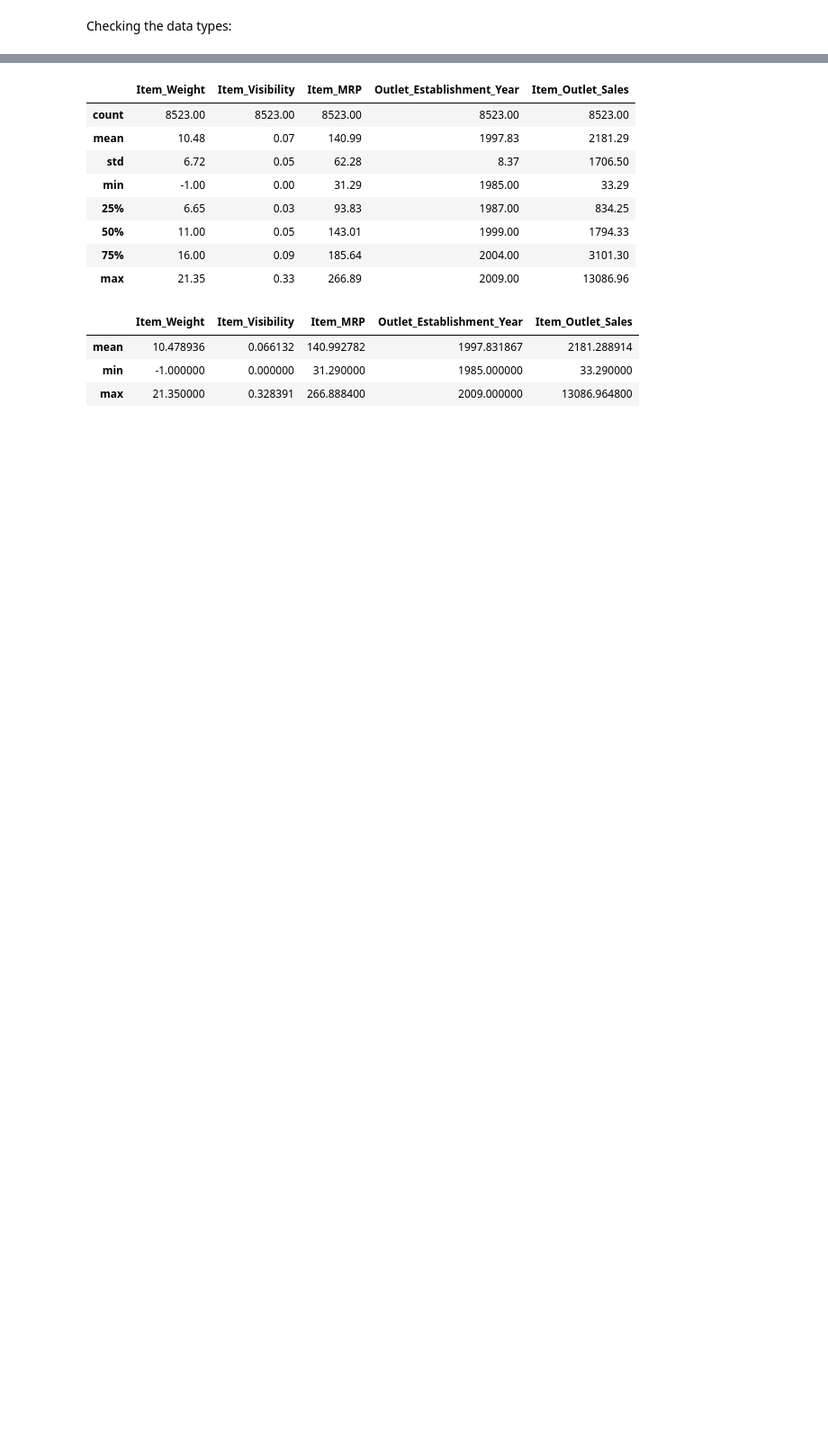
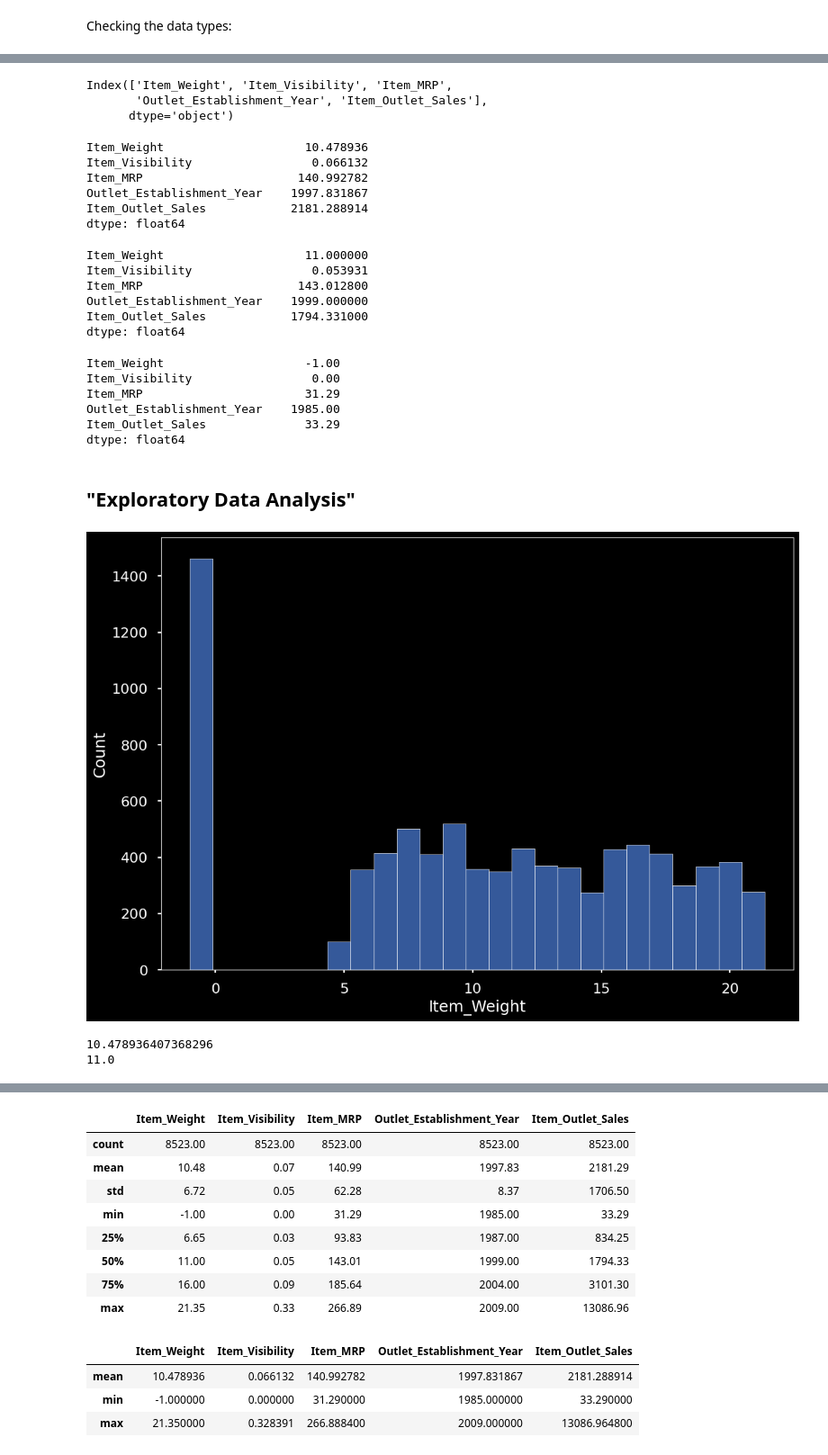
Before and after one commit to JCruzJorge/Prediction-of-Product-Sales, a Jupyter notebook: Prediction_of_Product_Sales_CruzJorge.ipynb, the cells around one changed output, grey strips where cells are left out. Shown at 90% size. Drawn from its saved outputs; the diff is of its cells as text; code cells hidden in the pictures; blank space fills up the shorter version.

```diff
--- a/Prediction_of_Product_Sales_CruzJorge.ipynb
+++ b/Prediction_of_Product_Sales_CruzJorge.ipynb
@@ -100,0 +231,3 @@ Checking for missing values:
+# %%
+#Fill  missing Outlet_Size with "MISSING"
+df['Outlet_Size'] = df['Outlet_Size'].fillna(value = 'MISSING')
@@ -100,0 +315,7 @@ Checking for missing values:
+# %%
+#replcae LF with Low Fat
+df['Item_Fat_Content'] = df['Item_Fat_Content'].replace({'LF':'Low Fat'})
+#replcae low fat with Low Fat
+df['Item_Fat_Content'] = df['Item_Fat_Content'].replace({'low fat':'Low Fat'})
+#replace reg with Regular
+df['Item_Fat_Content'] = df['Item_Fat_Content'].replace({'reg':'Regular'})
@@ -101,3 +328,49 @@ Checking for missing values:
+# %%
+num_cols = df.select_dtypes('number').columns
+num_cols
+# %% [output]
+Index(['Item_Weight', 'Item_Visibility', 'Item_MRP',
+       'Outlet_Establishment_Year', 'Item_Outlet_Sales'],
+      dtype='object')
+# %%
+df[num_cols].mean()
+# %% [output]
+Item_Weight                    10.478936
+Item_Visibility                 0.066132
+Item_MRP                      140.992782
+Outlet_Establishment_Year    1997.831867
+Item_Outlet_Sales            2181.288914
+dtype: float64
+# %%
+df[num_cols].median()
+# %% [output]
+Item_Weight                    11.000000
+Item_Visibility                 0.053931
+Item_MRP                      143.012800
+Outlet_Establishment_Year    1999.000000
+Item_Outlet_Sales            1794.331000
+dtype: float64
+# %%
+df[num_cols].min()
+# %% [output]
+Item_Weight                    -1.00
+Item_Visibility                 0.00
+Item_MRP                       31.29
+Outlet_Establishment_Year    1985.00
+Item_Outlet_Sales              33.29
+dtype: float64
+# %% [markdown]
+## "Exploratory Data Analysis"
+# %%
+ax = sns.histplot(data = df, x = 'Item_Weight')
+# %% [output]
+[figure, added]
+# %%
+print(df['Item_Weight'].mean())
+print(df['Item_Weight'].median())
+# %% [output]
+10.478936407368296
+11.0
 # %%
 df.isna().sum()
 # %% [output]
```
Also changed, not shown: parts of 100 cells of this notebook.
